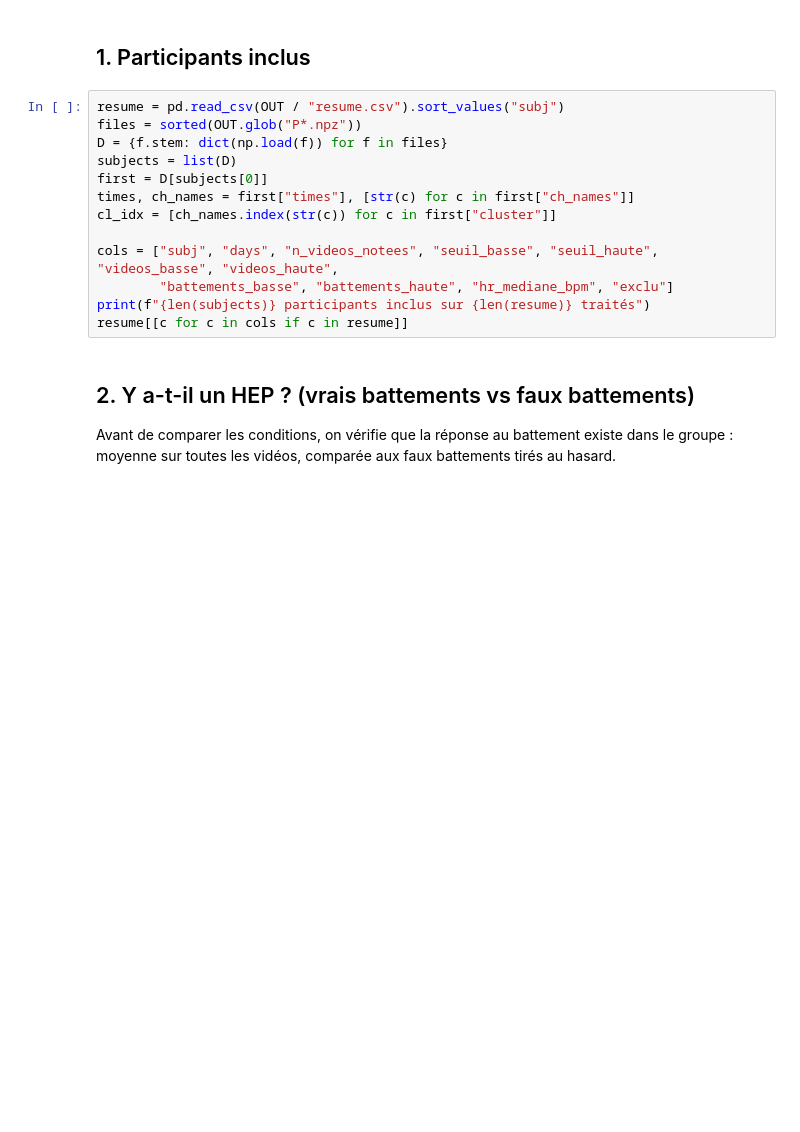
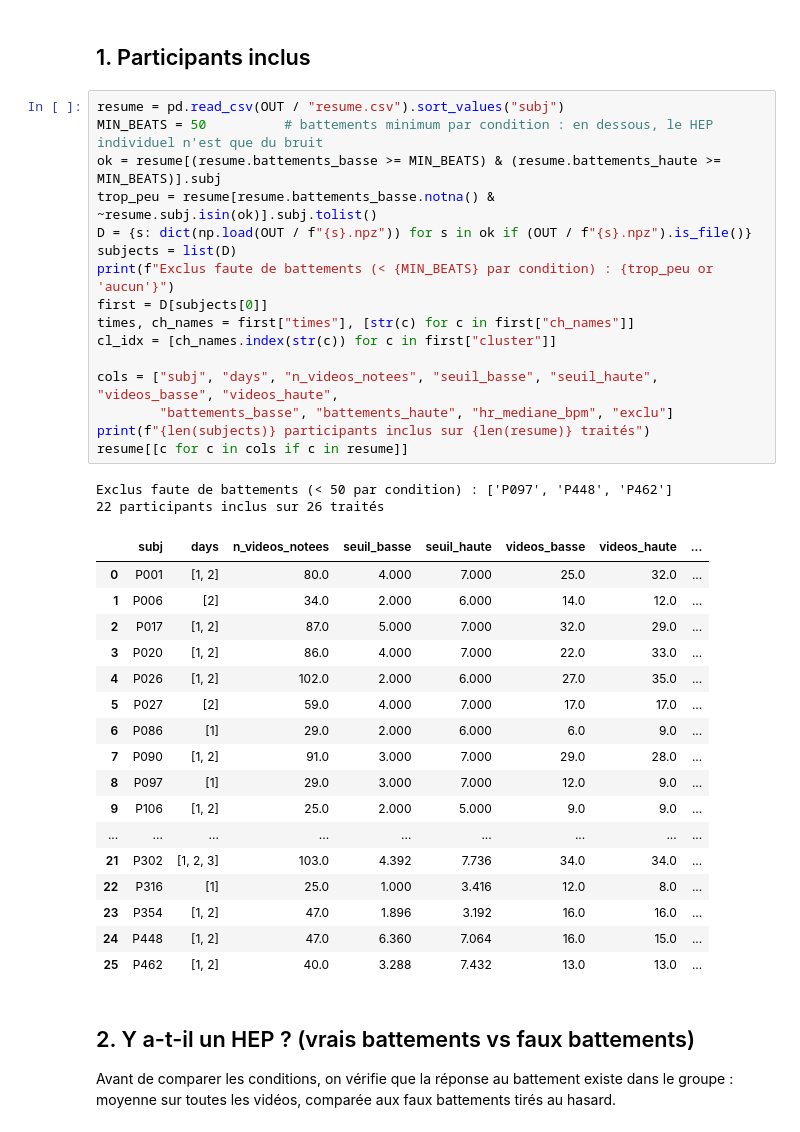
Before and after one commit to miakovlevv/habs-team06, a Jupyter notebook: latence/laura_hep_groupe.ipynb, the cells around one changed output. Drawn from its saved outputs; the diff is of its cells as text; blank space fills up the shorter version.

Commit message:
Etape 2 HEP groupe : resultats sur 22 participants

```diff
--- a/latence/laura_hep_groupe.ipynb
+++ b/latence/laura_hep_groupe.ipynb
@@ -30,17 +30,40 @@ plt.rcParams["figure.dpi"] = 90
 ## 1. Participants inclus
 # %%
 resume = pd.read_csv(OUT / "resume.csv").sort_values("subj")
-files = sorted(OUT.glob("P*.npz"))
-D = {f.stem: dict(np.load(f)) for f in files}
+MIN_BEATS = 50          # battements minimum par condition : en dessous, le HEP individuel n'est que du bruit
+ok = resume[(resume.battements_basse >= MIN_BEATS) & (resume.battements_haute >= MIN_BEATS)].subj
+trop_peu = resume[resume.battements_basse.notna() & ~resume.subj.isin(ok)].subj.tolist()
+D = {s: dict(np.load(OUT / f"{s}.npz")) for s in ok if (OUT / f"{s}.npz").is_file()}
 subjects = list(D)
+print(f"Exclus faute de battements (< {MIN_BEATS} par condition) : {trop_peu or 'aucun'}")
 first = D[subjects[0]]
 times, ch_names = first["times"], [str(c) for c in first["ch_names"]]
 cl_idx = [ch_names.index(str(c)) for c in first["cluster"]]
 
 cols = ["subj", "days", "n_videos_notees", "seuil_basse", "seuil_haute", "videos_basse", "videos_haute",
         "battements_basse", "battements_haute", "hr_mediane_bpm", "exclu"]
 print(f"{len(subjects)} participants inclus sur {len(resume)} traités")
 resume[[c for c in cols if c in resume]]
+# %% [output]
+Exclus faute de battements (< 50 par condition) : ['P097', 'P448', 'P462']
+22 participants inclus sur 26 traités
+|  | subj | days | n_videos_notees | seuil_basse | seuil_haute | videos_basse | videos_haute | ... |
+| 0 | P001 | [1, 2] | 80.0 | 4.000 | 7.000 | 25.0 | 32.0 | ... |
+| 1 | P006 | [2] | 34.0 | 2.000 | 6.000 | 14.0 | 12.0 | ... |
+| 2 | P017 | [1, 2] | 87.0 | 5.000 | 7.000 | 32.0 | 29.0 | ... |
+| 3 | P020 | [1, 2] | 86.0 | 4.000 | 7.000 | 22.0 | 33.0 | ... |
+| 4 | P026 | [1, 2] | 102.0 | 2.000 | 6.000 | 27.0 | 35.0 | ... |
+| 5 | P027 | [2] | 59.0 | 4.000 | 7.000 | 17.0 | 17.0 | ... |
+| 6 | P086 | [1] | 29.0 | 2.000 | 6.000 | 6.0 | 9.0 | ... |
+| 7 | P090 | [1, 2] | 91.0 | 3.000 | 7.000 | 29.0 | 28.0 | ... |
+| 8 | P097 | [1] | 29.0 | 3.000 | 7.000 | 12.0 | 9.0 | ... |
+| 9 | P106 | [1, 2] | 25.0 | 2.000 | 5.000 | 9.0 | 9.0 | ... |
+| ... | ... | ... | ... | ... | ... | ... | ... | ... |
+| 21 | P302 | [1, 2, 3] | 103.0 | 4.392 | 7.736 | 34.0 | 34.0 | ... |
+| 22 | P316 | [1] | 25.0 | 1.000 | 3.416 | 12.0 | 8.0 | ... |
+| 23 | P354 | [1, 2] | 47.0 | 1.896 | 3.192 | 16.0 | 16.0 | ... |
+| 24 | P448 | [1, 2] | 47.0 | 6.360 | 7.064 | 16.0 | 15.0 | ... |
+| 25 | P462 | [1, 2] | 40.0 | 3.288 | 7.432 | 13.0 | 13.0 | ... |
 # %% [markdown]
 ## 2. Y a-t-il un HEP ? (vrais battements vs faux battements)
 
```
Also changed, not shown: parts of 11 cells of this notebook.
